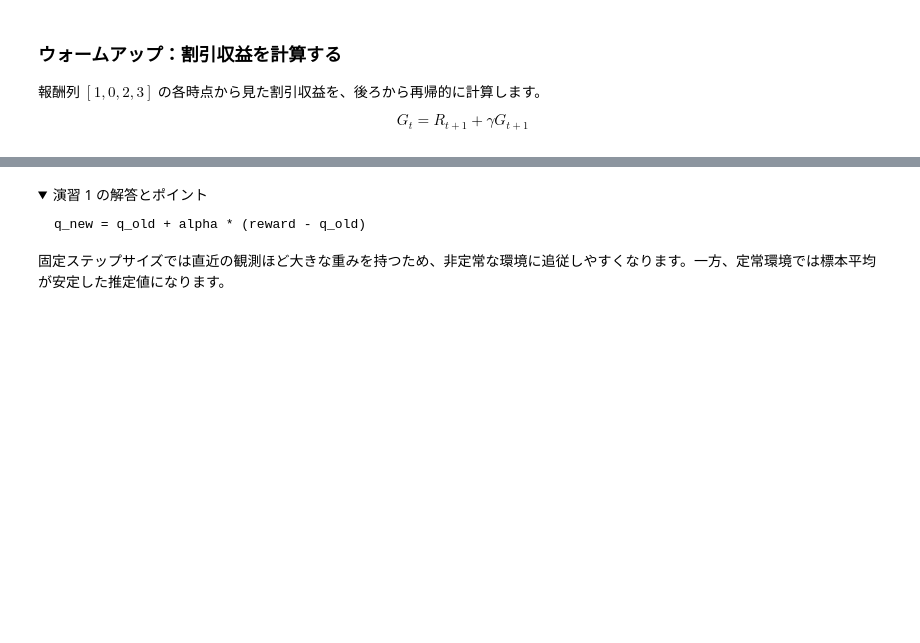
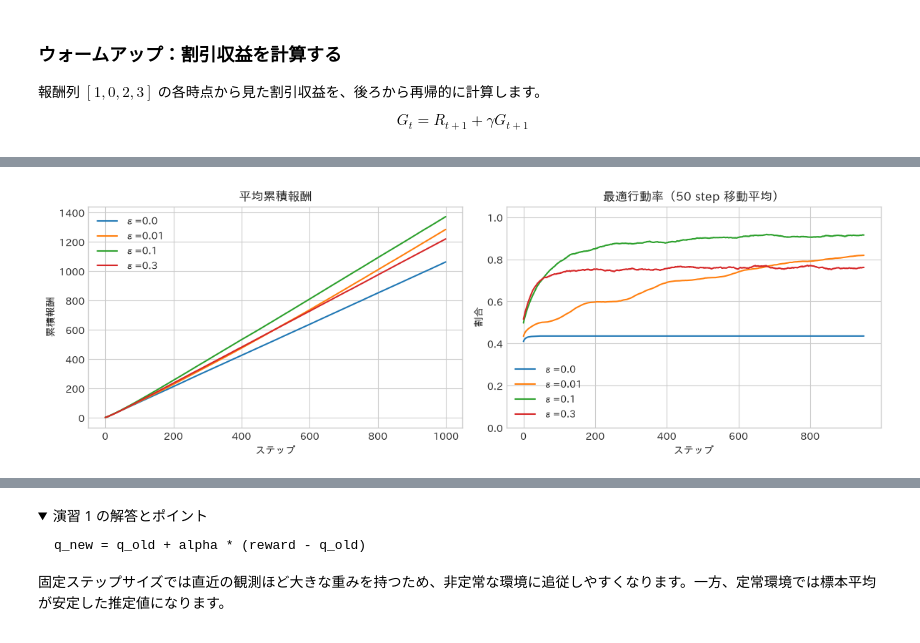
Before and after one commit to Kast8/group, a Jupyter notebook: reinforcement_learning_practical.ipynb, the cells around one changed output, grey strips where cells are left out. Drawn from its saved outputs; the diff is of its cells as text; code cells hidden in the pictures; folded sections open; blank space fills up the shorter version.

```diff
--- a/reinforcement_learning_practical.ipynb
+++ b/reinforcement_learning_practical.ipynb
@@ -23,11 +23,18 @@
 import sys
 import numpy as np
 import matplotlib.pyplot as plt
+from pathlib import Path
 from dataclasses import dataclass
+from matplotlib import font_manager
 
 SEED = 42
 np.set_printoptions(precision=3, suppress=True)
 plt.style.use("seaborn-v0_8-whitegrid")
+import japanize_matplotlib
+font_path = Path(japanize_matplotlib.__file__).parent / "fonts" / "ipaexg.ttf"
+font_manager.fontManager.addfont(str(font_path))
+plt.rcParams["font.family"] = "IPAexGothic"
+plt.rcParams["axes.unicode_minus"] = False
 
 print(f"Python: {sys.version.split()[0]}")
 print(f"NumPy: {np.__version__}")
@@ -139,33 +170,44 @@ print("各腕の選択回数:", result["counts"])
 def compare_epsilons(true_values, epsilons, steps=1000, runs=200):
     summary = {}
     for epsilon in epsilons:
         rewards = []
         optimal = []
         for seed in range(runs):
             out = run_bandit(true_values, epsilon, steps, seed)
             rewards.append(out["rewards"])
             optimal.append(out["optimal"])
         summary[epsilon] = {
             "reward": np.mean(rewards, axis=0),
             "optimal": np.mean(optimal, axis=0),
         }
     return summary
 
 
 epsilons = [0.0, 0.01, 0.1, 0.3]
 bandit_summary = compare_epsilons(true_values, epsilons)
 
+# このセルだけ再実行しても日本語ラベルが表示されるよう、フォントを明示します。
+from pathlib import Path
+from matplotlib import font_manager
+import japanize_matplotlib
+font_path = Path(japanize_matplotlib.__file__).parent / "fonts" / "ipaexg.ttf"
+font_manager.fontManager.addfont(str(font_path))
+plt.rcParams["font.family"] = "IPAexGothic"
+plt.rcParams["axes.unicode_minus"] = False
+
 fig, axes = plt.subplots(1, 2, figsize=(12, 4))
 for epsilon, data in bandit_summary.items():
     axes[0].plot(np.cumsum(data["reward"]), label=f"ε={epsilon}")
     axes[1].plot(np.convolve(data["optimal"], np.ones(50) / 50, mode="valid"),
                  label=f"ε={epsilon}")
 axes[0].set(title="平均累積報酬", xlabel="ステップ", ylabel="累積報酬")
 axes[1].set(title="最適行動率（50 step 移動平均）", xlabel="ステップ", ylabel="割合", ylim=(0, 1.05))
 for ax in axes:
     ax.legend()
 plt.tight_layout()
 plt.show()
+# %% [output]
+[figure, added]
 # %% [markdown]
 ### 演習 1：非定常バンディット
 
```
Also changed, not shown: parts of 21 cells of this notebook, 1 other file.
